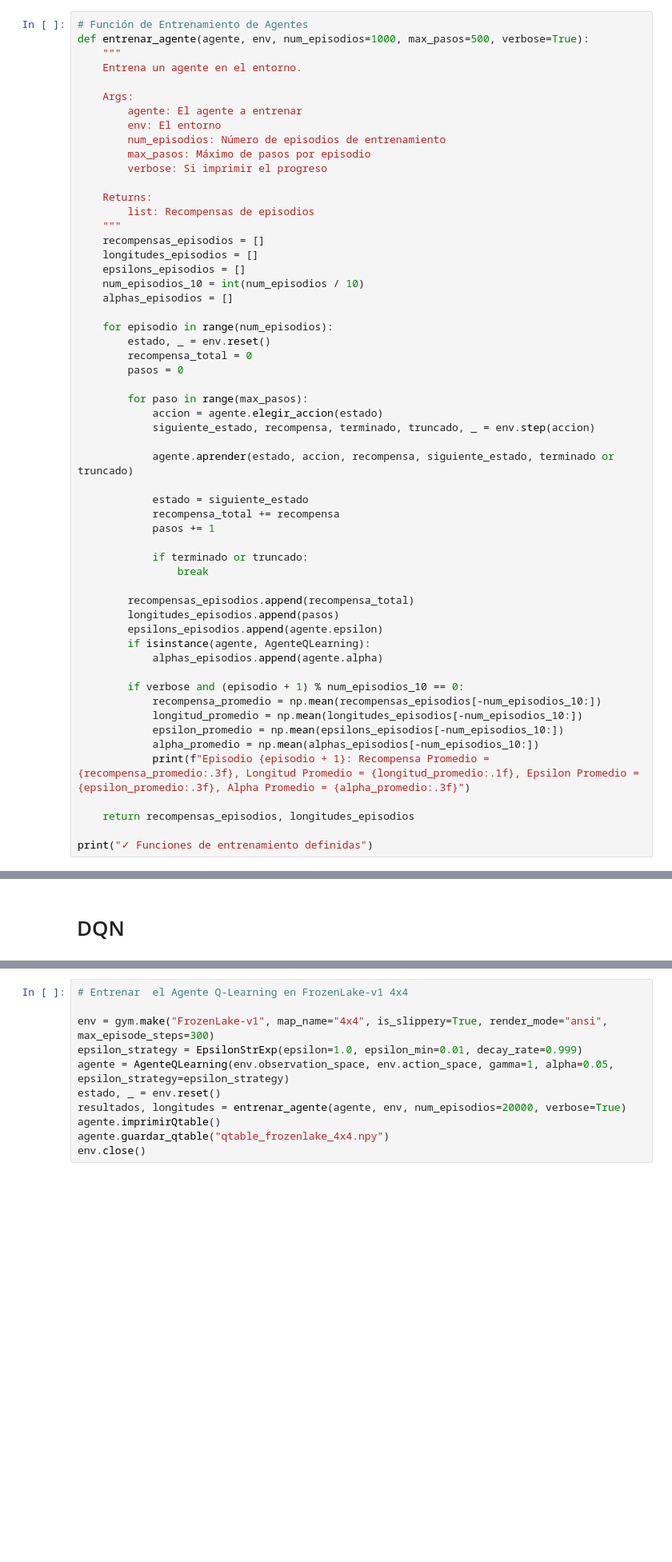
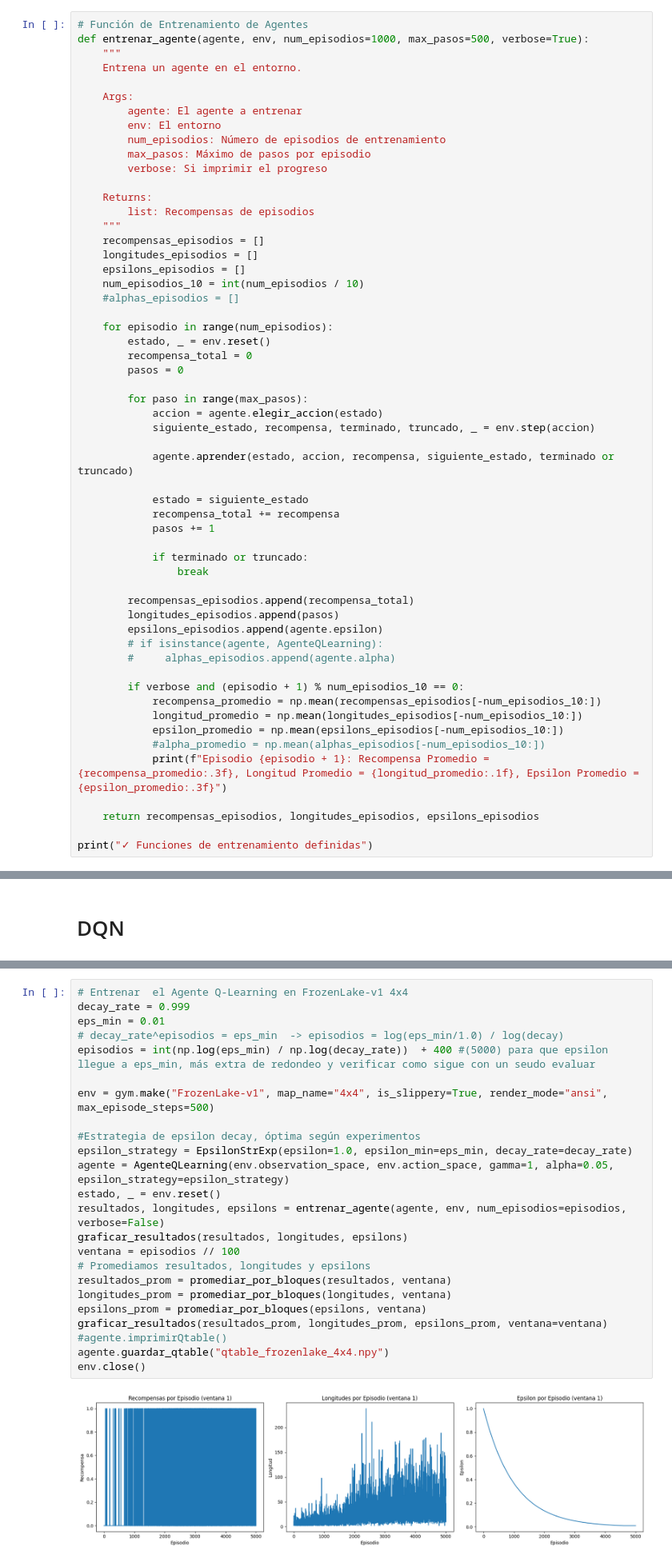
Before and after one commit to Ezequiel-Capo/MachineLearningLab, a Jupyter notebook: LAB2/lab2.ipynb, the cells around one changed output, grey strips where cells are left out. Shown at 80% size. Saved outputs shown, nothing was run; the diff lists cells and outputs as text; blank space fills up the shorter version.

```diff
--- a/LAB2/lab2.ipynb
+++ b/LAB2/lab2.ipynb
@@ -260,7 +259,7 @@ def entrenar_agente(agente, env, num_episodios=1000, max_pasos=500, verbose=True
     longitudes_episodios = []
     epsilons_episodios = []
     num_episodios_10 = int(num_episodios / 10)
-    alphas_episodios = []
+    #alphas_episodios = []
 
     for episodio in range(num_episodios):
         estado, _ = env.reset()
@@ -283,17 +282,17 @@ def entrenar_agente(agente, env, num_episodios=1000, max_pasos=500, verbose=True
         recompensas_episodios.append(recompensa_total)
         longitudes_episodios.append(pasos)
         epsilons_episodios.append(agente.epsilon)
-        if isinstance(agente, AgenteQLearning):
-            alphas_episodios.append(agente.alpha)
+        # if isinstance(agente, AgenteQLearning):
+        #     alphas_episodios.append(agente.alpha)
 
         if verbose and (episodio + 1) % num_episodios_10 == 0:
             recompensa_promedio = np.mean(recompensas_episodios[-num_episodios_10:])
             longitud_promedio = np.mean(longitudes_episodios[-num_episodios_10:])
             epsilon_promedio = np.mean(epsilons_episodios[-num_episodios_10:])
-            alpha_promedio = np.mean(alphas_episodios[-num_episodios_10:])
-            print(f"Episodio {episodio + 1}: Recompensa Promedio = {recompensa_promedio:.3f}, Longitud Promedio = {longitud_promedio:.1f}, Epsilon Promedio = {epsilon_promedio:.3f}, Alpha Promedio = {alpha_promedio:.3f}")
+            #alpha_promedio = np.mean(alphas_episodios[-num_episodios_10:])
+            print(f"Episodio {episodio + 1}: Recompensa Promedio = {recompensa_promedio:.3f}, Longitud Promedio = {longitud_promedio:.1f}, Epsilon Promedio = {epsilon_promedio:.3f}")
 
-    return recompensas_episodios, longitudes_episodios
+    return recompensas_episodios, longitudes_episodios, epsilons_episodios
 
 print("✓ Funciones de entrenamiento definidas")
 # %% [output]
@@ -706,12 +803,26 @@ Exponencial  0.100  0.995             0.592                0.592
 # %%
 # Entrenar  el Agente Q-Learning en FrozenLake-v1 4x4
+decay_rate = 0.999
+eps_min = 0.01
+# decay_rate^episodios = eps_min  -> episodios = log(eps_min/1.0) / log(decay)
+episodios = int(np.log(eps_min) / np.log(decay_rate))  + 400 #(5000) para que epsilon llegue a eps_min, más extra de redondeo y verificar como sigue con un seudo evaluar
 
-env = gym.make("FrozenLake-v1", map_name="4x4", is_slippery=True, render_mode="ansi",  max_episode_steps=300)
-epsilon_strategy = EpsilonStrExp(epsilon=1.0, epsilon_min=0.01, decay_rate=0.999)
+env = gym.make("FrozenLake-v1", map_name="4x4", is_slippery=True, render_mode="ansi",  max_episode_steps=500)
+
+#Estrategia de epsilon decay, óptima según experimentos
+epsilon_strategy = EpsilonStrExp(epsilon=1.0, epsilon_min=eps_min, decay_rate=decay_rate)
 agente = AgenteQLearning(env.observation_space, env.action_space, gamma=1, alpha=0.05, epsilon_strategy=epsilon_strategy)
 estado, _ = env.reset()
-resultados, longitudes = entrenar_agente(agente, env, num_episodios=20000, verbose=True)
-agente.imprimirQtable()
+resultados, longitudes, epsilons = entrenar_agente(agente, env, num_episodios=episodios, verbose=False)
+graficar_resultados(resultados, longitudes, epsilons)
+ventana = episodios // 100
+# Promediamos resultados, longitudes y epsilons
+resultados_prom = promediar_por_bloques(resultados, ventana)
+longitudes_prom = promediar_por_bloques(longitudes, ventana)
+epsilons_prom = promediar_por_bloques(epsilons, ventana)
+graficar_resultados(resultados_prom, longitudes_prom, epsilons_prom, ventana=ventana)
+#agente.imprimirQtable()
 agente.guardar_qtable("qtable_frozenlake_4x4.npy")
 env.close()
 # %% [output]
+[figure, added]
```
Also changed, not shown: parts of 32 cells of this notebook, 5 other files.
